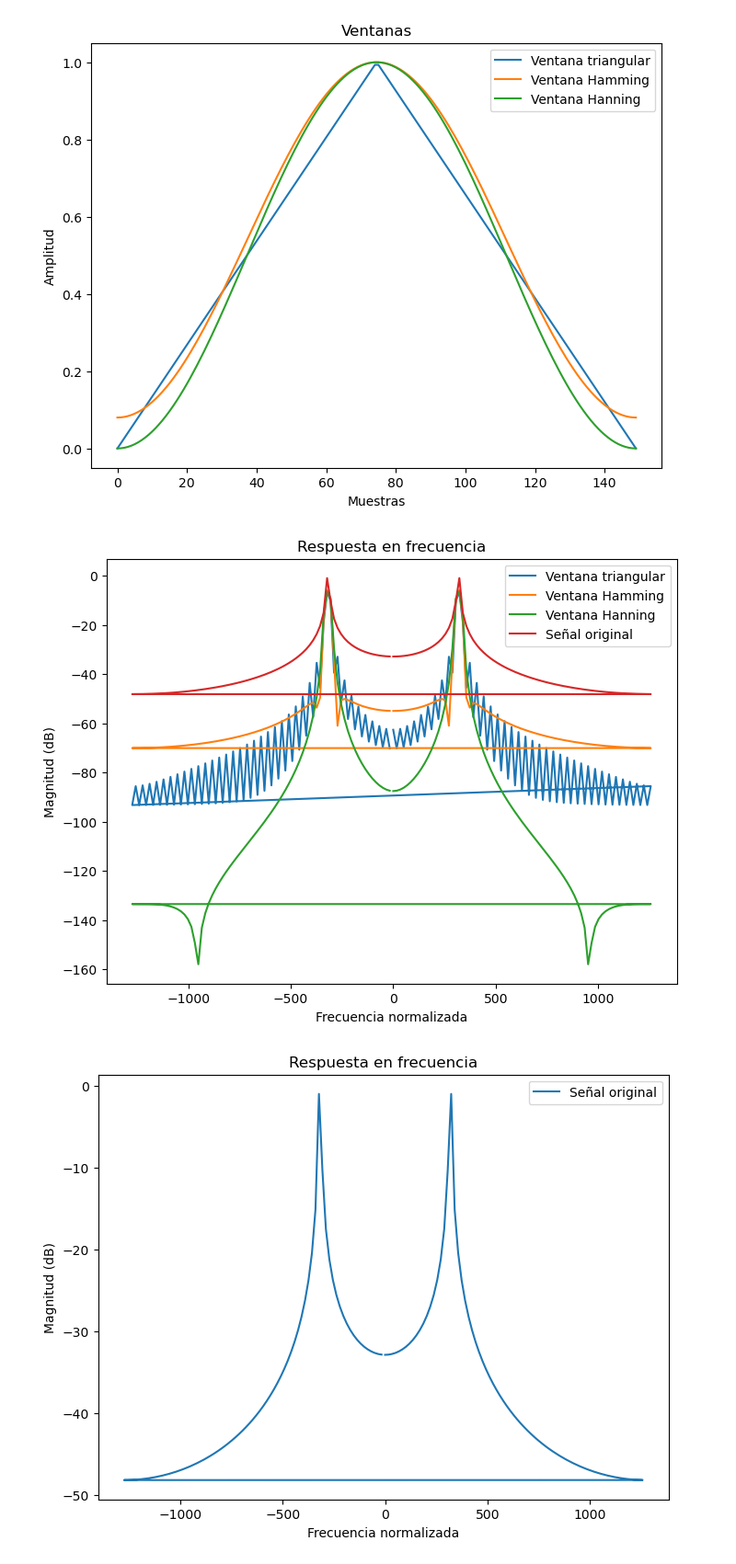
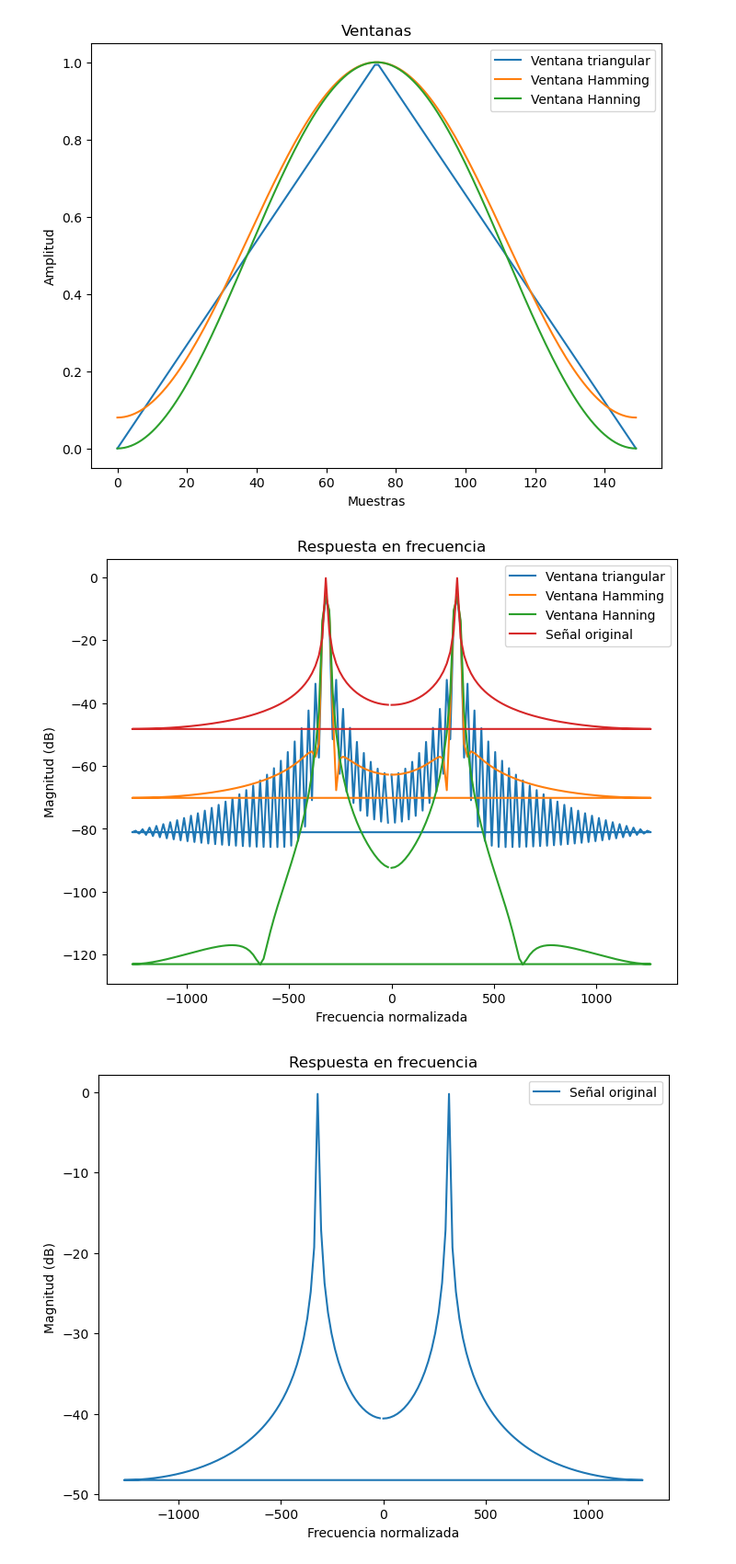
Before and after one commit to JosephArroyave/PDS, a Jupyter notebook: Lab#2-Punto#1.ipynb, the cells around one changed output. Shown at 92% size. Drawn from its saved outputs; the diff is of its cells as text; code cells hidden in the pictures.

```diff
--- a/Lab#2-Punto#1.ipynb
+++ b/Lab#2-Punto#1.ipynb
@@ -81,25 +91,25 @@ import numpy as np
 import matplotlib.pyplot as plt
 
 # Definir la señal de entrada
+M = 151
 n = np.arange(0, 8000)
 x = 2 * np.sin(2000 * np.pi * n / 8000)
 
-# Definir las ventanas
-triangular_window = np.bartlett(150)
-hamming_window = np.hamming(150)
-hanning_window = np.hanning(150)
+window_trinagular = 1 - abs((n - (M-1)/2) / ((M-1)/2))
+window_hamming = 0.54 - 0.46 * np.cos(2 * np.pi * n / (M - 1))
+window_hanning = 0.5 - 0.5 * np.cos(2 * np.pi * n / (M-1))
 
 # Aplicar las ventanas a la señal de entrada
-x_tri = x[:150] * triangular_window
-x_ham = x[:150] * hamming_window
-x_han = x[:150] * hanning_window
-x_sen = x[:150]
+x_tri = x[:M] * window_trinagular[:M]
+x_ham = x[:M] * window_hamming[:M]
+x_han = x[:M] * window_hanning[:M]
+x_sen = x[:M] * 1
 
 # Calcular la transformada de Fourier
-Senal = np.abs(np.fft.fft(x_sen)) / 150
-X_tri = np.abs(np.fft.fft(x_tri)) / 150
-X_ham = np.abs(np.fft.fft(x_ham)) / 150
-X_han = np.abs(np.fft.fft(x_han)) / 150
+Senal = np.abs(np.fft.fft(x_sen)) / M
+X_tri = np.abs(np.fft.fft(x_tri)) / M
+X_ham = np.abs(np.fft.fft(x_ham)) / M
+X_han = np.abs(np.fft.fft(x_han)) / M
 freq_tri = np.fft.fftfreq(len(x_tri), d=1/8000)
 freq_ham = np.fft.fftfreq(len(x_ham), d=1/8000)
 freq_han = np.fft.fftfreq(len(x_han), d=1/8000)
@@ -117,10 +127,10 @@ freq_norm_sen = freq_sen / np.pi
 
 # Graficar los espectros de frecuencia
 plt.figure(figsize=(8, 6))
-plt.plot(freq_norm_tri[:150], H_tri[:150], label='Ventana triangular')
-plt.plot(freq_norm_ham[:150], H_ham[:150], label='Ventana Hamming')
-plt.plot(freq_norm_han[:150], H_han[:150], label='Ventana Hanning')
-plt.plot(freq_norm_sen[:150], H_sen[:150], label='Señal original')
+plt.plot(freq_norm_tri[:M], H_tri[:M], label='Ventana triangular')
+plt.plot(freq_norm_ham[:M], H_ham[:M], label='Ventana Hamming')
+plt.plot(freq_norm_han[:M], H_han[:M], label='Ventana Hanning')
+plt.plot(freq_norm_sen[:M], H_sen[:M], label='Señal original')
 plt.xlabel('Frecuencia normalizada')
 plt.ylabel('Magnitud (dB)')
 plt.title('Respuesta en frecuencia')
@@ -129,7 +139,7 @@ plt.show()
 
 # Graficar los espectros de frecuencia
 plt.figure(figsize=(8, 6))
-plt.plot(freq_norm_sen[:150], H_sen[:150], label='Señal original')
+plt.plot(freq_norm_sen[:M], H_sen[:M], label='Señal original')
 plt.xlabel('Frecuencia normalizada')
 plt.ylabel('Magnitud (dB)')
 plt.title('Respuesta en frecuencia')
@@ -139,7 +149,7 @@ plt.show()
 
 # Graficar los espectros de frecuencia
 plt.figure(figsize=(8, 6))
-plt.plot(freq_norm_tri[:150], H_tri[:150], label='Ventana triangular')
+plt.plot(freq_norm_tri[:M], H_tri[:M], label='Ventana triangular')
 plt.xlabel('Frecuencia normalizada')
 plt.ylabel('Magnitud (dB)')
 plt.title('Respuesta en frecuencia')
@@ -148,7 +158,7 @@ plt.show()
 
 # Graficar los espectros de frecuencia
 plt.figure(figsize=(8, 6))
-plt.plot(freq_norm_ham[:150], H_ham[:150], label='Ventana Hamming')
+plt.plot(freq_norm_ham[:M], H_ham[:M], label='Ventana Hamming')
 plt.xlabel('Frecuencia normalizada')
 plt.ylabel('Magnitud (dB)')
 plt.title('Respuesta en frecuencia')
@@ -157,7 +167,7 @@ plt.show()
 
 # Graficar los espectros de frecuencia
 plt.figure(figsize=(8, 6))
-plt.plot(freq_norm_han[:150], H_han[:150], label='Ventana Hanning')
+plt.plot(freq_norm_han[:M], H_han[:M], label='Ventana Hanning')
 plt.xlabel('Frecuencia normalizada')
 plt.ylabel('Magnitud (dB)')
 plt.title('Respuesta en frecuencia')
@@ -182,32 +192,32 @@ plt.plot(x_han)
 plt.title('Funsión de ventana Hanning')
 plt.show()
 
 # Graficar los espectros de frecuencia
 plt.figure(figsize=(8, 6))
 plt.plot(x_sen)
 plt.title('Funsión de rectangular')
 plt.show()
 
 # Graficar los espectros de frecuencia
 plt.figure(figsize=(8, 6))
 plt.plot(x_sen, label='Ventana Rectangular')
 plt.plot(x_tri, label='Ventana triangular')
 plt.plot(x_han, label='Ventana Hanning')
 plt.plot(x_ham, label='Ventana Hamming')
 plt.legend()
 plt.show()
 
 
 # Graficar las ventanas
 plt.figure(figsize=(8, 6))
 plt.plot(triangular_window, label='Ventana triangular')
 plt.plot(hamming_window, label='Ventana Hamming')
 plt.plot(hanning_window, label='Ventana Hanning')
 plt.xlabel('Muestras')
 plt.ylabel('Amplitud')
 plt.title('Ventanas')
 plt.legend()
 plt.show()
 # %% [output]
-[figure, old version]
+[figure, new version]
-[figure, old version]
+[figure, new version]
```
Also changed, not shown: parts of 3 cells of this notebook, 1 other file.
